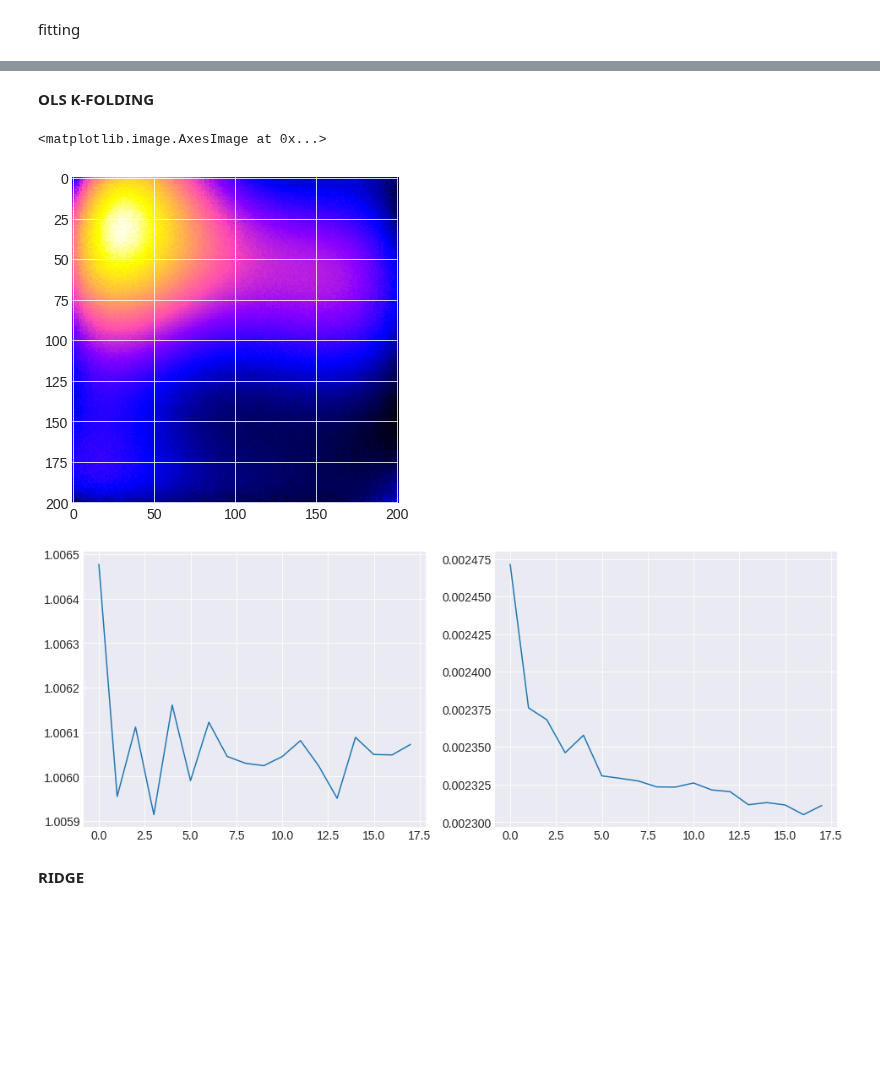
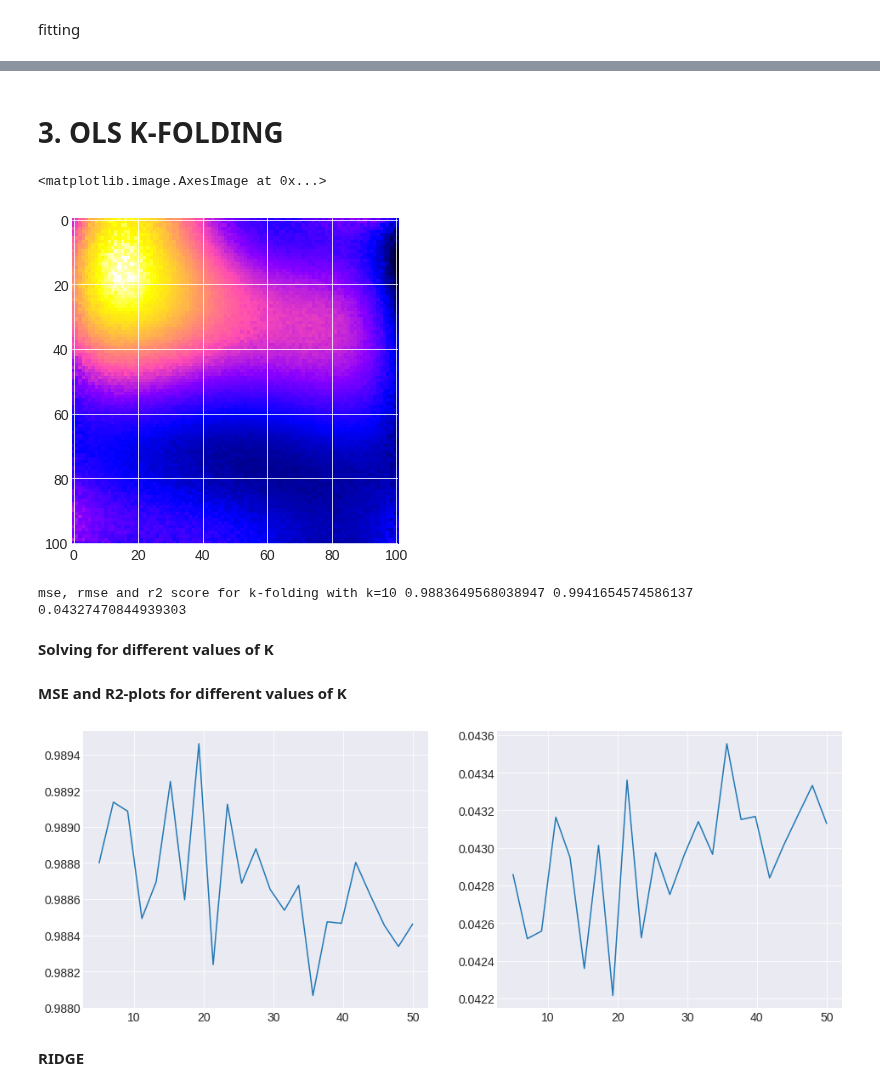
Before and after one commit to asdfbat/FYS-STK4155, a Jupyter notebook: Project1/src/Frankeresults.ipynb, the cells around one changed output, grey strips where cells are left out. Cells and saved outputs as stored; diff of their text form; code cells hidden in the pictures; blank space fills up the shorter version.

```diff
--- a/Project1/src/Frankeresults.ipynb
+++ b/Project1/src/Frankeresults.ipynb
@@ -39,8 +39,8 @@ ax2.imshow(reg.f);
 # %% [markdown]
 fitting
 # %%
-beta = reg.solveCoefficients(poly_order=5, solver="OLS")
-data_pred = reg.apply_model(beta, reg.x_mesh, reg.y_mesh)
+beta_ols = reg.solveCoefficients(poly_order=5, solver="OLS")
+data_pred_ols = reg.apply_model(beta_ols, reg.x_mesh, reg.y_mesh)
 
-plt.imshow(data_pred);
+plt.imshow(data_pred_ols);
 # %% [output]
@@ -65,11 +86,20 @@ metrics vs noiseless franke:  0.0022954004996799033 0.047910338129467454 0.11878
 # %% [markdown]
-**OLS K-FOLDING**
+# 3. **OLS K-FOLDING**
 # %%
-data_pred = reg.solveKFold(K=10, poly_order=5, solver="OLS")
+data_pred_Kfolding = reg.solveKFold(K=10, poly_order=5, solver="OLS")
 # %%
-plt.imshow(data_pred)
+plt.imshow(data_pred_Kfolding)
 # %% [output]
 <matplotlib.image.AxesImage at 0x...>
-[figure, old version]
+[figure, new version]
+# %%
+mse_ols = MSE(reg.f, data_pred_Kfolding)
+rmse_ols = np.sqrt(mse_ols)
+r2_ols = r2_score(reg.f, data_pred_Kfolding)
+print("mse, rmse and r2 score for k-folding with k=10", mse_ols,rmse_ols,r2_ols)
+# %% [output]
+mse, rmse and r2 score for k-folding with k=10 0.9883649568038947 0.9941654574586137 0.04327470844939303
+# %% [markdown]
+**Solving for different values of K**
 # %%
 data_pred_list = []
@@ -88,12 +118,16 @@ for i in range(len(data_pred_list)):
     mse_list_noiseless.append(MSE(franke_noiseless, data_pred))
     r2_list.append(r2_score(reg.f, data_pred))
     r2_list_noiseless.append(r2_score(franke_noiseless, data_pred))
+# %% [markdown]
+**MSE and R2-plots for different values of K**
 # %%
+n = len(mse_list)
+k = np.linspace(5,50,n)
 fig, (ax1, ax2) = plt.subplots(1, 2, figsize=(16, 6))
-ax1.plot(mse_list);
-ax2.plot(mse_list_noiseless);
+ax1.plot(k,mse_list);
+ax2.plot(k,r2_list);
 # %% [output]
-[figure, old version]
+[figure, new version]
 # %% [markdown]
 **RIDGE**
 # %%
```
Also changed, not shown: parts of 24 cells of this notebook.
